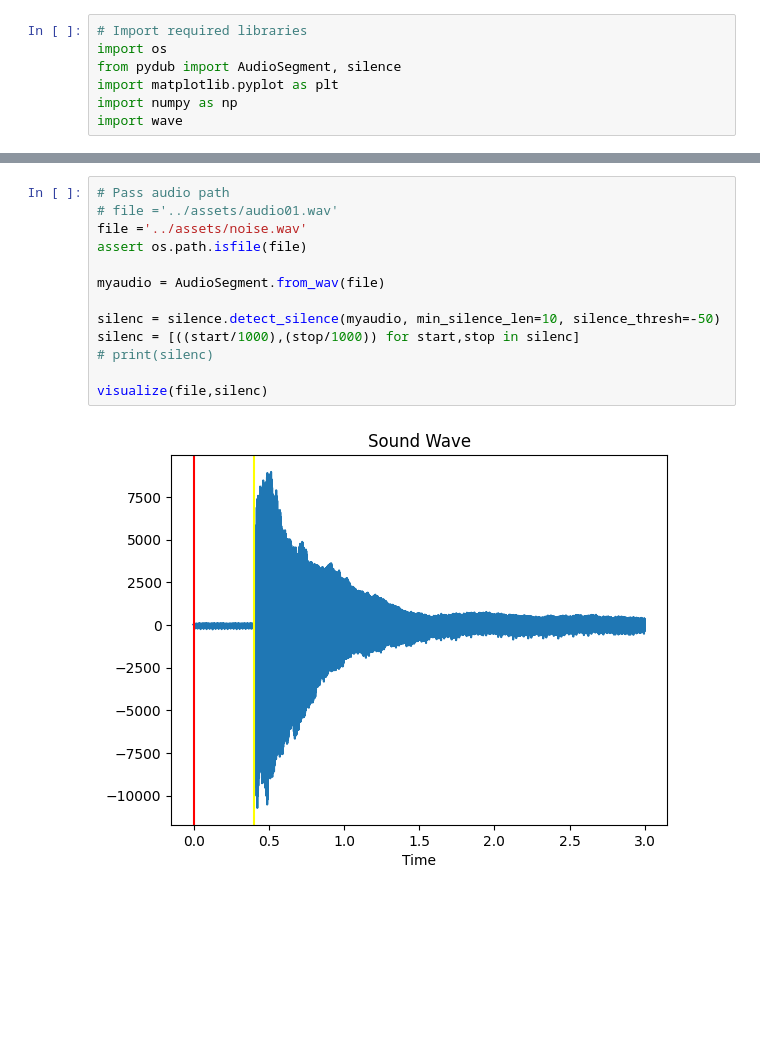
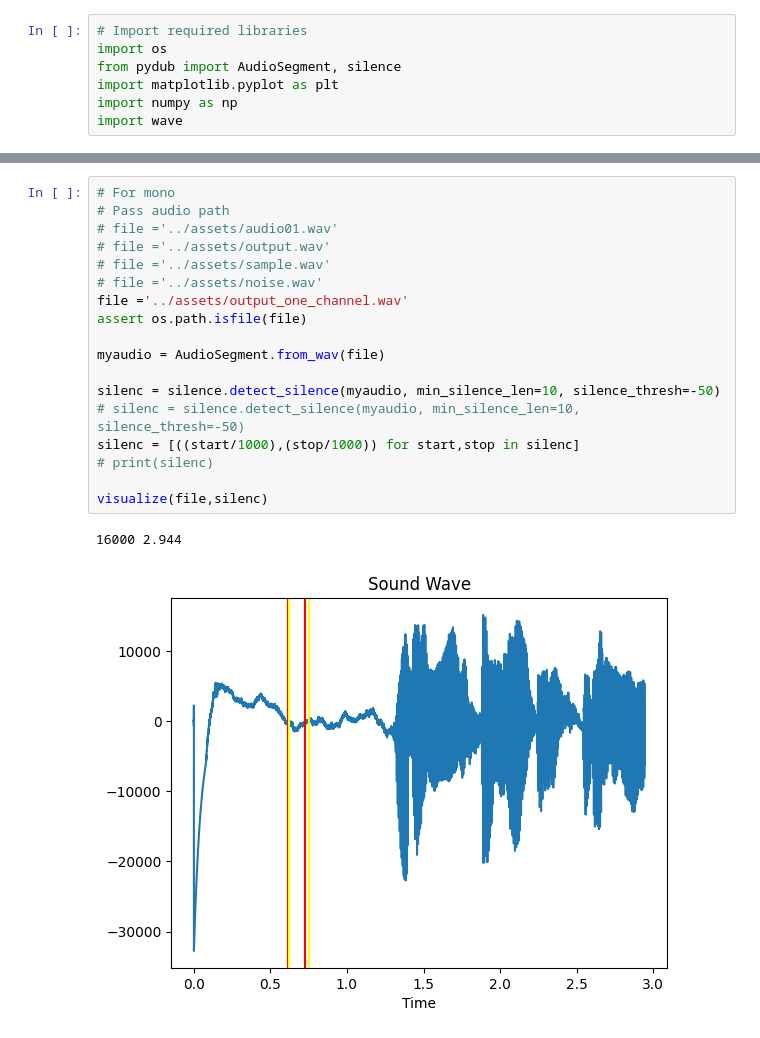
Before and after one commit to atsss/silence_remover, a Jupyter notebook: notebooks/pydub.ipynb, the cells around one changed output, grey strips where cells are left out. Drawn from its saved outputs; the diff is of its cells as text; blank space fills up the shorter version.

Commit message:
Create visialization of mono and 16 bit sounds

```diff
--- a/notebooks/pydub.ipynb
+++ b/notebooks/pydub.ipynb
@@ -50,15 +30,21 @@ def visualize(path: str,sil=None):
 # %%
+# For mono
 # Pass audio path
 # file ='../assets/audio01.wav'
-file ='../assets/noise.wav'
+# file ='../assets/output.wav'
+# file ='../assets/sample.wav'
+# file ='../assets/noise.wav'
+file ='../assets/output_one_channel.wav'
 assert os.path.isfile(file)
 
 myaudio = AudioSegment.from_wav(file)
 
 silenc = silence.detect_silence(myaudio, min_silence_len=10, silence_thresh=-50)
+# silenc = silence.detect_silence(myaudio, min_silence_len=10, silence_thresh=-50)
 silenc = [((start/1000),(stop/1000)) for start,stop in silenc]
 # print(silenc)
 
 visualize(file,silenc)
 # %% [output]
+16000 2.944
-[figure, old version]
+[figure, new version]
```
Also changed, not shown: parts of 2 cells of this notebook, 1 other file.
